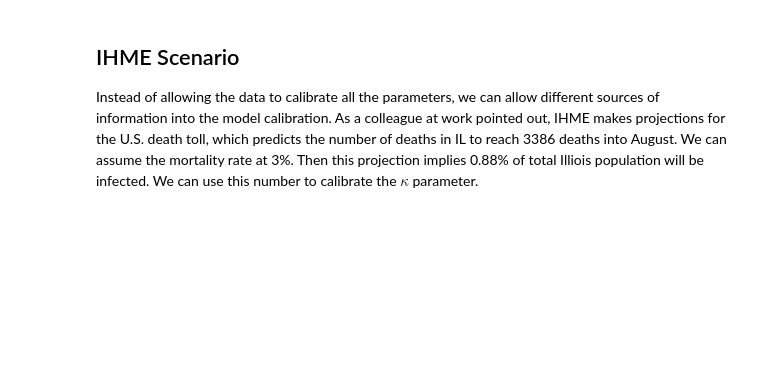
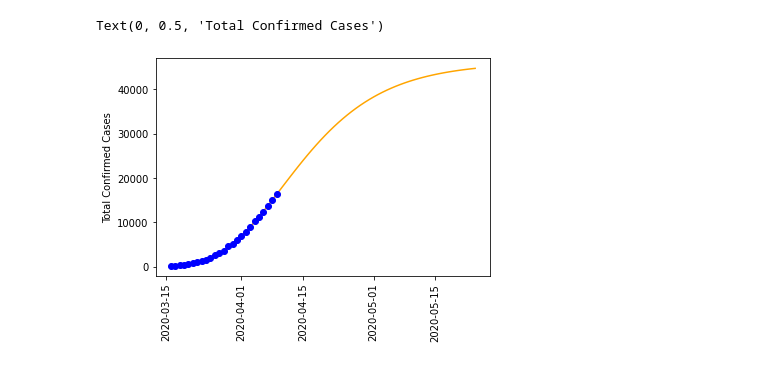
Before and after one commit to mingsensemble/logistic-growth-covid19, a Jupyter notebook: predict-covid19-growth.ipynb, the cells around one changed output. Saved outputs shown, nothing was run; the diff lists cells and outputs as text; code cells hidden in the pictures; blank space fills up the shorter version.

```diff
--- a/predict-covid19-growth.ipynb
+++ b/predict-covid19-growth.ipynb
@@ -31,3 +54,2 @@ data = pd.read_csv('/content/gdrive/My Drive/Data/covid-19-data/us-states.csv')
 # %%
-ildata = data.loc[data['state'] == "Illinois", :].loc[data['cases'] >= init0, :]
-ildata['days'] = range(ildata.shape[0])
+ildata = data[data['state'] == 'Illinois'][data['cases'] >= init0]
@@ -37 +56,6 @@ def cal_r2(y, y_fit):
+# %%
+all_days = ildata.shape[0] + days_pred
+# %%
+xaxis = [np.datetime64(ildata.date.min()) + np.timedelta64(i, 'D') for i in range(all_days)]
+xhist = [np.datetime64(x) for x in ildata['date'].values]
 # %% [markdown]
@@ -102,3 +124,2 @@ The root mean squared error is 71 cases, which is equivalent to an R-squared of
 # %%
-y_insamp = np.array([x * 10000 for x in logistic_growth(init0/10000, 1274, fit['x'], len(ildata['cases']))])
-y_pred = np.array([x * 10000 for x in logistic_growth(init0/10000, 1274, fit['x'], days_pred)])
+y_pred = np.array([x * 10000 for x in logistic_growth(init0/10000, 1274, fit['x'], all_days)])
@@ -154,4 +126,12 @@ plt.xticks(rotation = 90)
-# %% [markdown]
-## IHME Scenario
-
-Instead of allowing the data to calibrate all the parameters, we can allow different sources of information into the model calibration.  As a colleague at work pointed out, IHME makes projections for the U.S. death toll, which predicts the number of deaths in IL to reach 3386 deaths into August.  We can assume the mortality rate at 3%.  Then this projection implies 0.88% of total Illiois population will be infected.  We can use this number to calibrate the $\kappa$ parameter.
+# %%
+plt.figure()
+plt.plot(xaxis, y_pred, label = 'Mean', color = 'orange')
+
+plt.plot(xhist, ildata['cases'], 'bo')
+plt.xticks(rotation = 90)
+
+plt.xlabel('')
+plt.ylabel('Total Confirmed Cases')
+# %% [output]
+Text(0, 0.5, 'Total Confirmed Cases')
+[figure, added]
```
Also changed, not shown: parts of 60 cells of this notebook.
